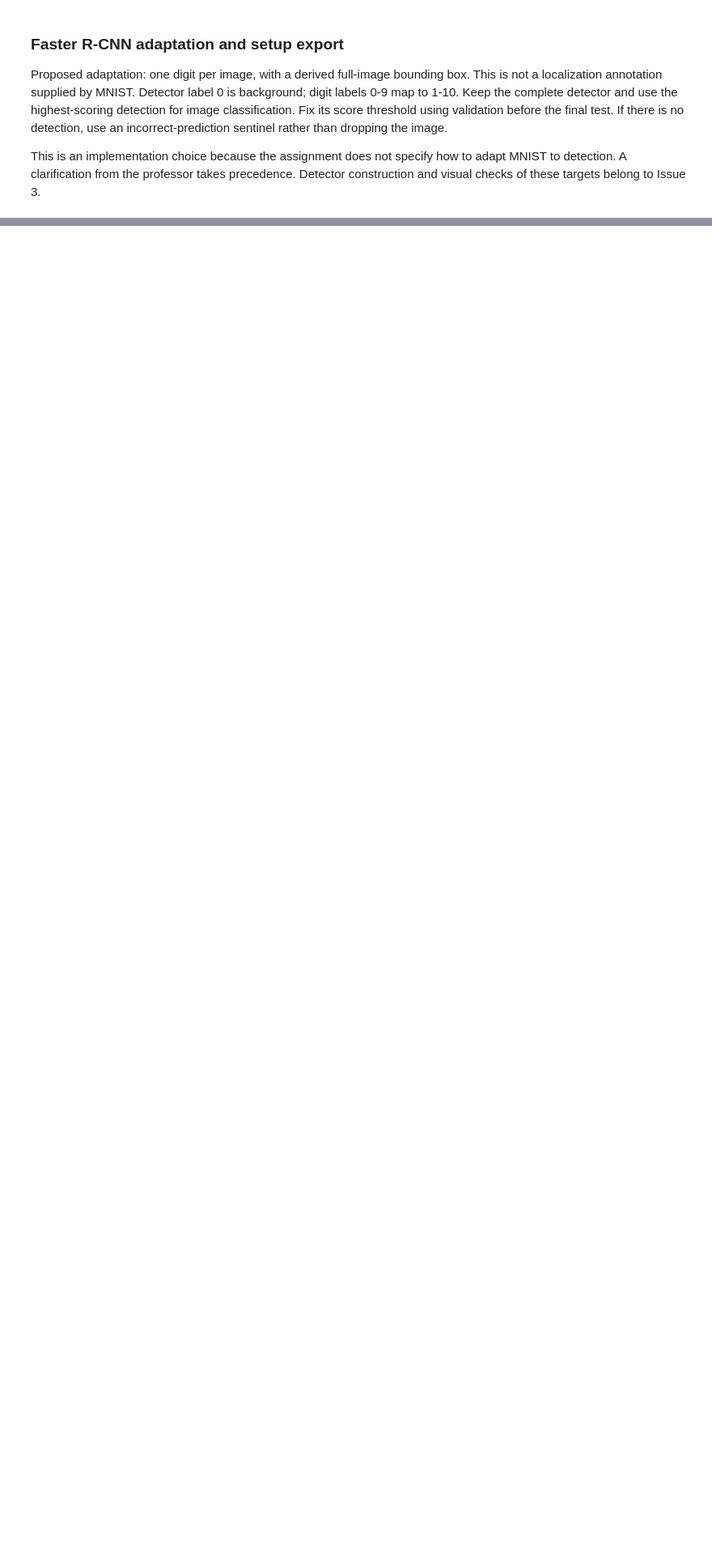
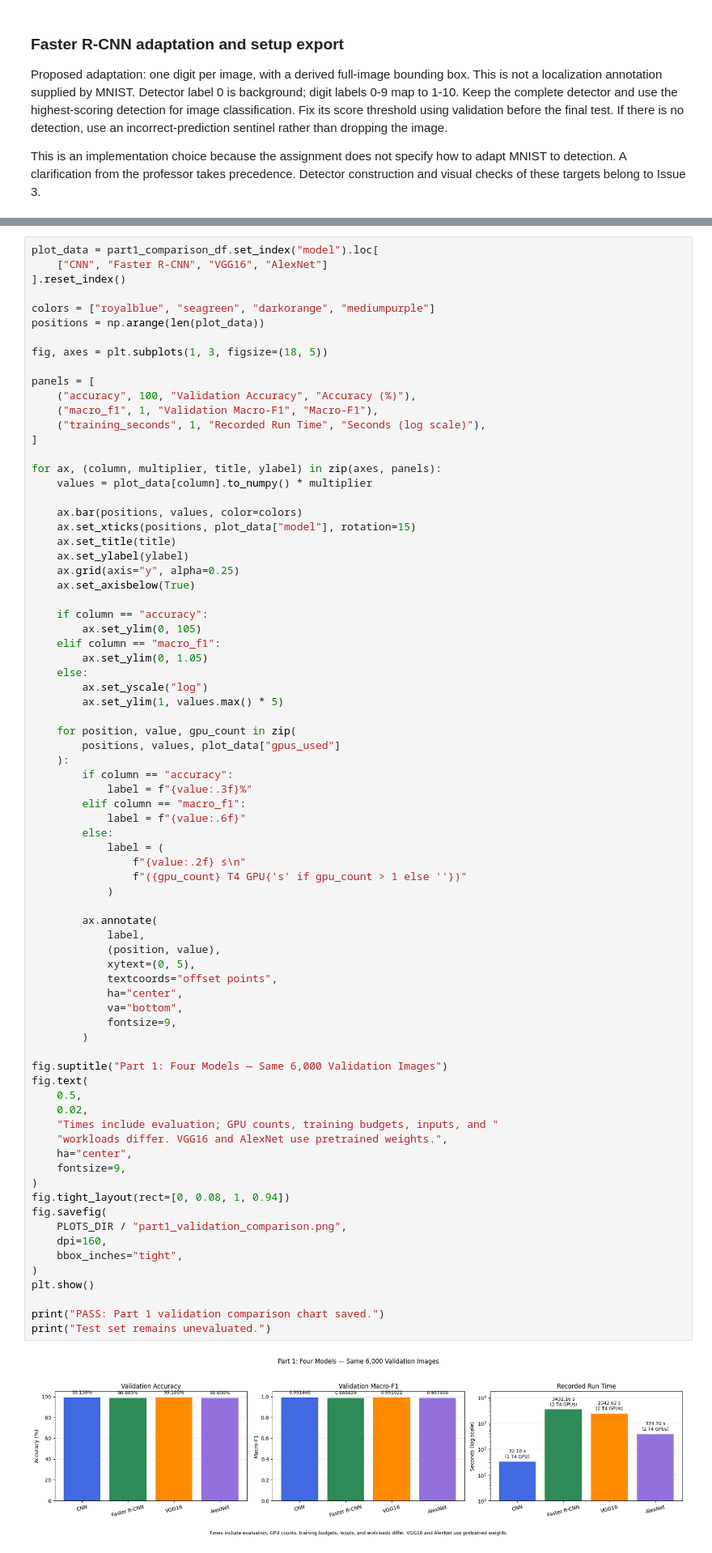
Before and after one commit to soulaimane-22/Deep-Learning-Lab2, a Jupyter notebook: notebooks/04_alexnet_mnist.ipynb, the cells around one changed output, grey strips where cells are left out. Shown at 81% size. Drawn from its saved outputs; the diff is of its cells as text; blank space fills up the shorter version.

```diff
--- a/notebooks/04_alexnet_mnist.ipynb
+++ b/notebooks/04_alexnet_mnist.ipynb
@@ -279,0 +1792,78 @@ Load pretrained AlexNet weights, fine-tune on MNIST, and conclude the first-part
+# %%
+plot_data = part1_comparison_df.set_index("model").loc[
+    ["CNN", "Faster R-CNN", "VGG16", "AlexNet"]
+].reset_index()
+
+colors = ["royalblue", "seagreen", "darkorange", "mediumpurple"]
+positions = np.arange(len(plot_data))
+
+fig, axes = plt.subplots(1, 3, figsize=(18, 5))
+
+panels = [
+    ("accuracy", 100, "Validation Accuracy", "Accuracy (%)"),
+    ("macro_f1", 1, "Validation Macro-F1", "Macro-F1"),
+    ("training_seconds", 1, "Recorded Run Time", "Seconds (log scale)"),
+]
+
+for ax, (column, multiplier, title, ylabel) in zip(axes, panels):
+    values = plot_data[column].to_numpy() * multiplier
+
+    ax.bar(positions, values, color=colors)
+    ax.set_xticks(positions, plot_data["model"], rotation=15)
+    ax.set_title(title)
+    ax.set_ylabel(ylabel)
+    ax.grid(axis="y", alpha=0.25)
+    ax.set_axisbelow(True)
+
+    if column == "accuracy":
+        ax.set_ylim(0, 105)
+    elif column == "macro_f1":
+        ax.set_ylim(0, 1.05)
+    else:
+        ax.set_yscale("log")
+        ax.set_ylim(1, values.max() * 5)
+
+    for position, value, gpu_count in zip(
+        positions, values, plot_data["gpus_used"]
+    ):
+        if column == "accuracy":
+            label = f"{value:.3f}%"
+        elif column == "macro_f1":
+            label = f"{value:.6f}"
+        else:
+            label = (
+                f"{value:.2f} s\n"
+                f"({gpu_count} T4 GPU{'s' if gpu_count > 1 else ''})"
+            )
+
+        ax.annotate(
+            label,
+            (position, value),
+            xytext=(0, 5),
+            textcoords="offset points",
+            ha="center",
+            va="bottom",
+            fontsize=9,
+        )
+
+fig.suptitle("Part 1: Four Models — Same 6,000 Validation Images")
+fig.text(
+    0.5,
+    0.02,
+    "Times include evaluation; GPU counts, training budgets, inputs, and "
+    "workloads differ. VGG16 and AlexNet use pretrained weights.",
+    ha="center",
+    fontsize=9,
+)
+fig.tight_layout(rect=[0, 0.08, 1, 0.94])
+fig.savefig(
+    PLOTS_DIR / "part1_validation_comparison.png",
+    dpi=160,
+    bbox_inches="tight",
+)
+plt.show()
+
+print("PASS: Part 1 validation comparison chart saved.")
+print("Test set remains unevaluated.")
+# %% [output]
+[figure, added]
```
Also changed, not shown: parts of 25 cells of this notebook, 4 other files.
